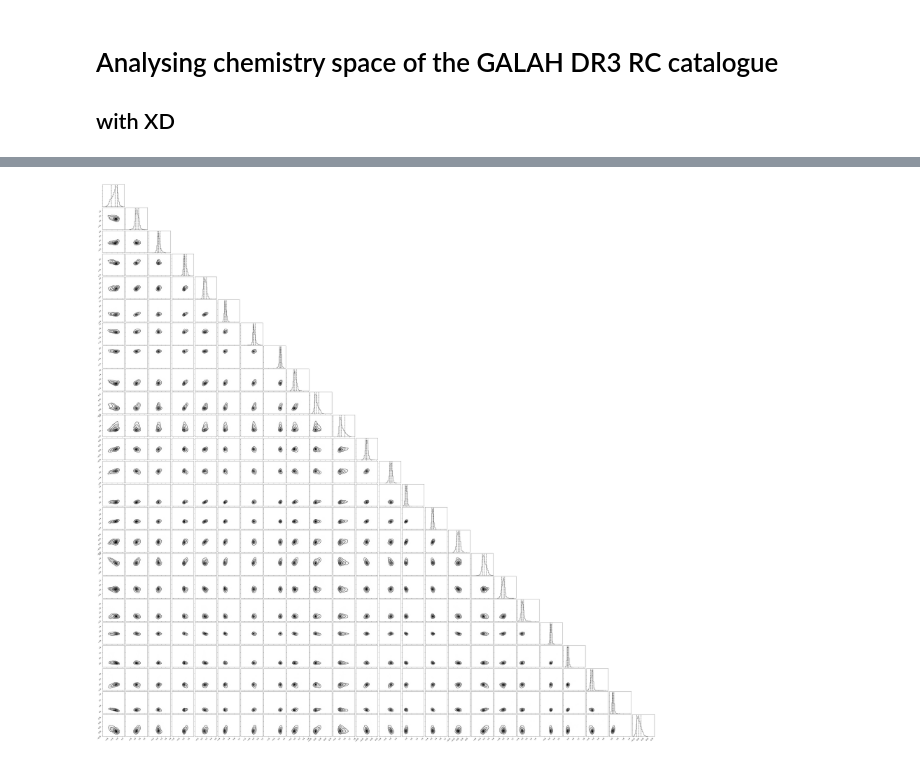
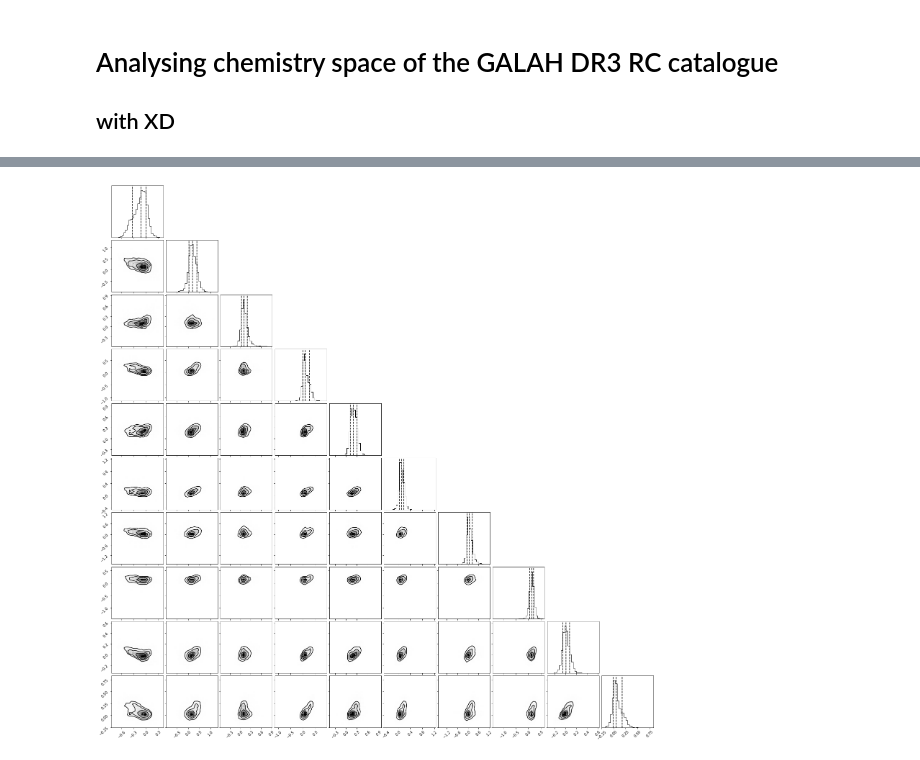
Before and after one commit to aleixcb/tfg_galah, a Jupyter notebook: py/xd_galah_rc.ipynb, the cells around one changed output, grey strips where cells are left out. Saved outputs shown, nothing was run; the diff lists cells and outputs as text; code cells hidden in the pictures.

```diff
--- a/py/xd_galah_rc.ipynb
+++ b/py/xd_galah_rc.ipynb
@@ -57,14 +57,14 @@ plt.savefig("../im/corner_rphiz.png")
 # %%
-figure = corner.corner(galah_rc.X,
+figure = corner.corner(galah_rc.X[:,:10],
                        weights=None, bins=30,
                        #range=[[4,12],[-.5,0.5],[-2,2]],
                        #labels=[r"$R_{\rm Gal}$ [kpc]", r"$\varphi$",
                        #        r"$Z_{\rm Gal}$ [kpc]"],
                        quantiles=[0.16, 0.5, 0.84],plot_datapoints=False,
                        show_titles=False, label_kwargs={"fontsize": 20})
 plt.savefig("../im/corner_abundancespace.png")
 # %% [output]
-[figure, old version]
+[figure, new version]
 # %%
 galah_rc.get_umap_tsne_colours(p=80, lr=10, nn=80, md=0.1,
                               metric="euclidean", version="")
```
Also changed, not shown: parts of 2 cells of this notebook, 6 other files.
